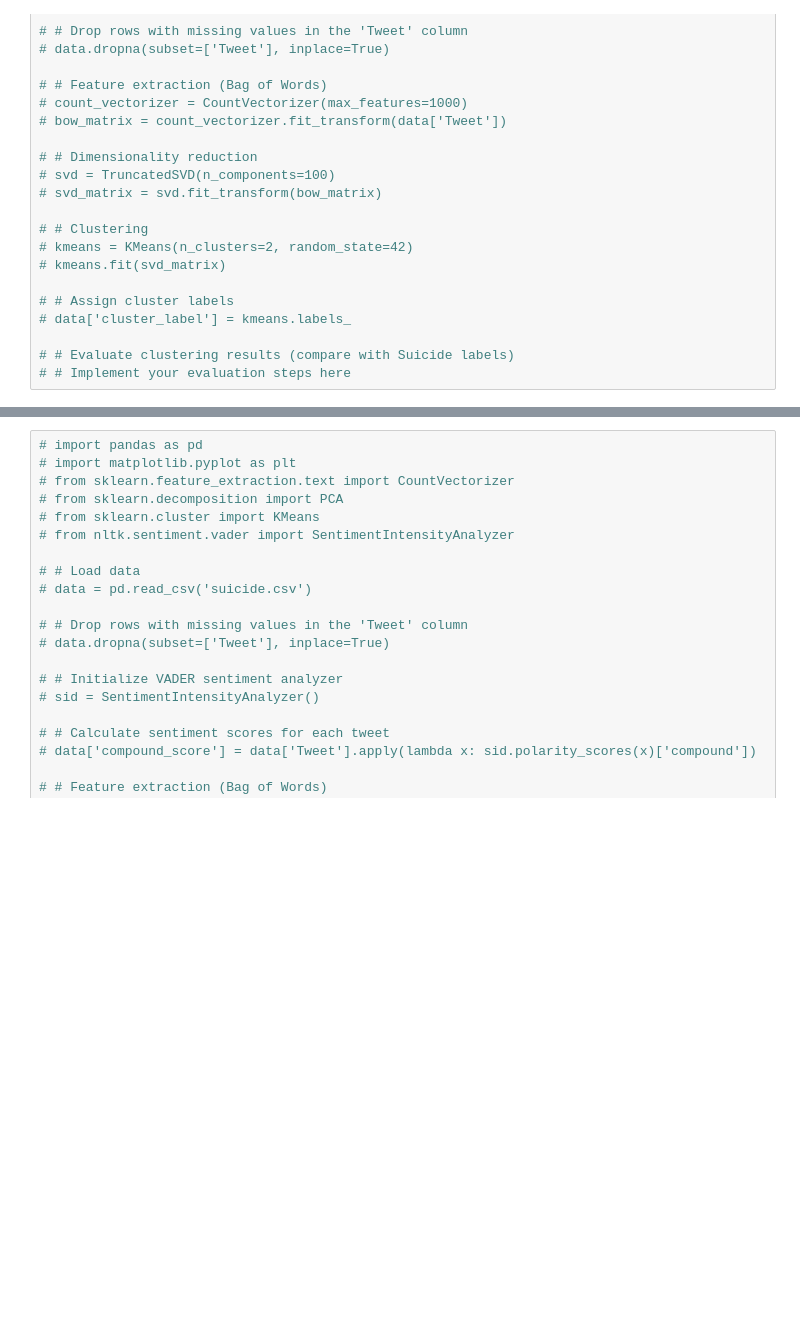
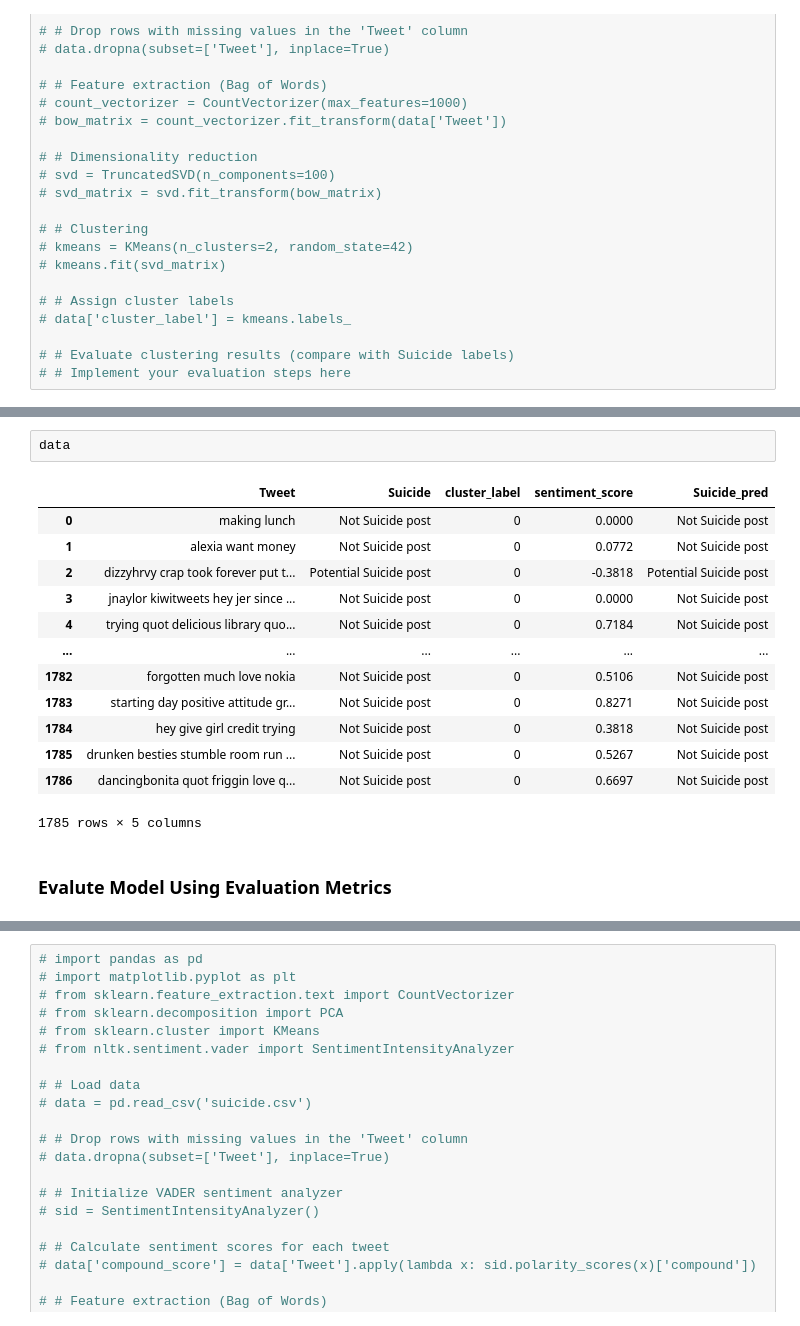
Before and after one commit to Daphne-wu/COGS118BGroupProject, a Jupyter notebook: experimenting.ipynb, the cells around one changed output, grey strips where cells are left out. Drawn from its saved outputs; the diff is of its cells as text; blank space fills up the shorter version.

```diff
--- a/experimenting.ipynb
+++ b/experimenting.ipynb
@@ -198,0 +271,18 @@
+# %%
+data
+# %% [output]
+|  | Tweet | Suicide | cluster_label | sentiment_score | Suicide_pred |
+| 0 | making lunch | Not Suicide post | 0 | 0.0000 | Not Suicide post |
+| 1 | alexia want money | Not Suicide post | 0 | 0.0772 | Not Suicide post |
+| 2 | dizzyhrvy crap took forever put t... | Potential Suicide post | 0 | -0.3818 | Potential Suicide post |
+| 3 | jnaylor kiwitweets hey jer since ... | Not Suicide post | 0 | 0.0000 | Not Suicide post |
+| 4 | trying quot delicious library quo... | Not Suicide post | 0 | 0.7184 | Not Suicide post |
+| ... | ... | ... | ... | ... | ... |
+| 1782 | forgotten much love nokia | Not Suicide post | 0 | 0.5106 | Not Suicide post |
+| 1783 | starting day positive attitude gr... | Not Suicide post | 0 | 0.8271 | Not Suicide post |
+| 1784 | hey give girl credit trying | Not Suicide post | 0 | 0.3818 | Not Suicide post |
+| 1785 | drunken besties stumble room run ... | Not Suicide post | 0 | 0.5267 | Not Suicide post |
+| 1786 | dancingbonita quot friggin love q... | Not Suicide post | 0 | 0.6697 | Not Suicide post |
+1785 rows × 5 columns
+# %% [markdown]
+### Evalute Model Using Evaluation Metrics
```
Also changed, not shown: parts of 7 cells of this notebook, 1 other file.
